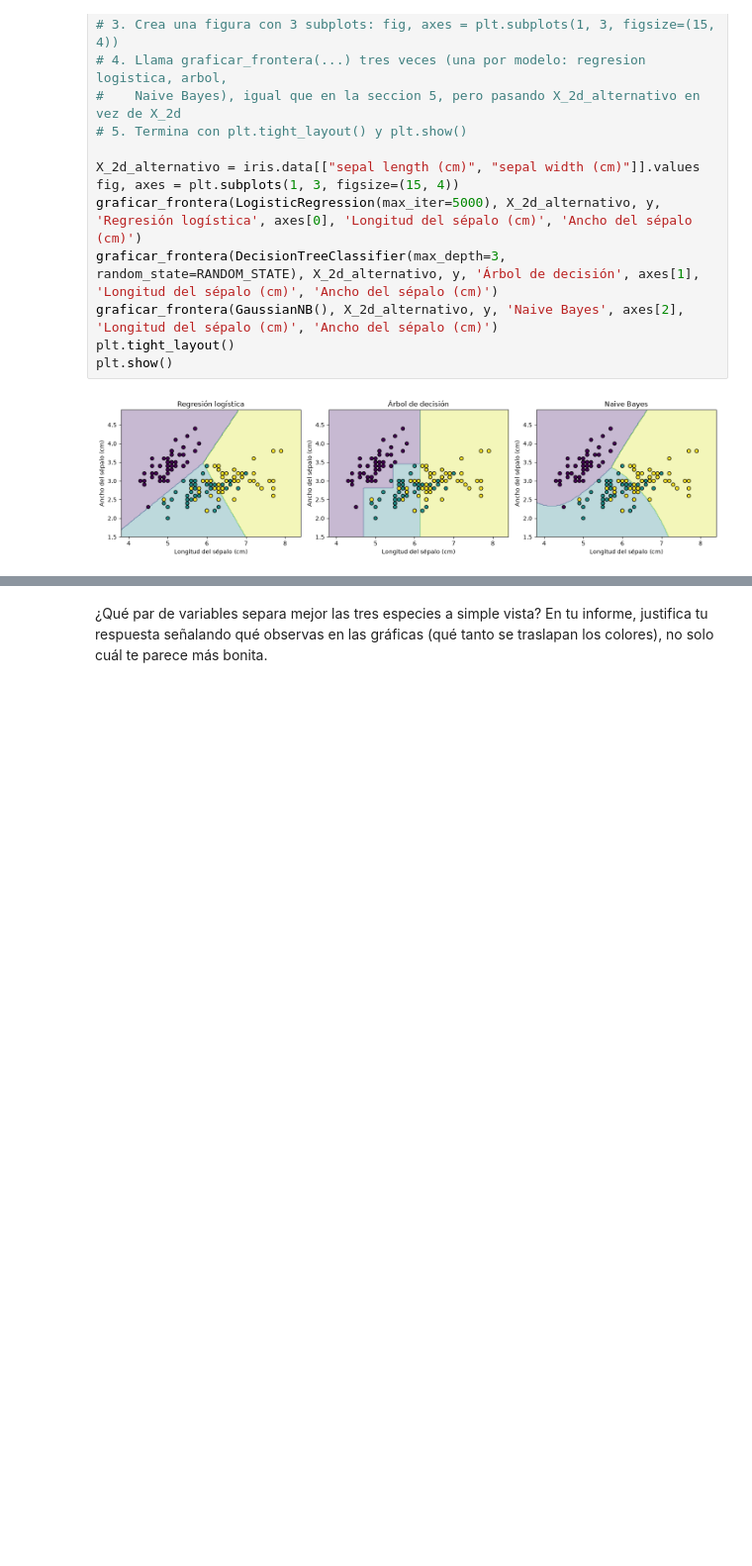
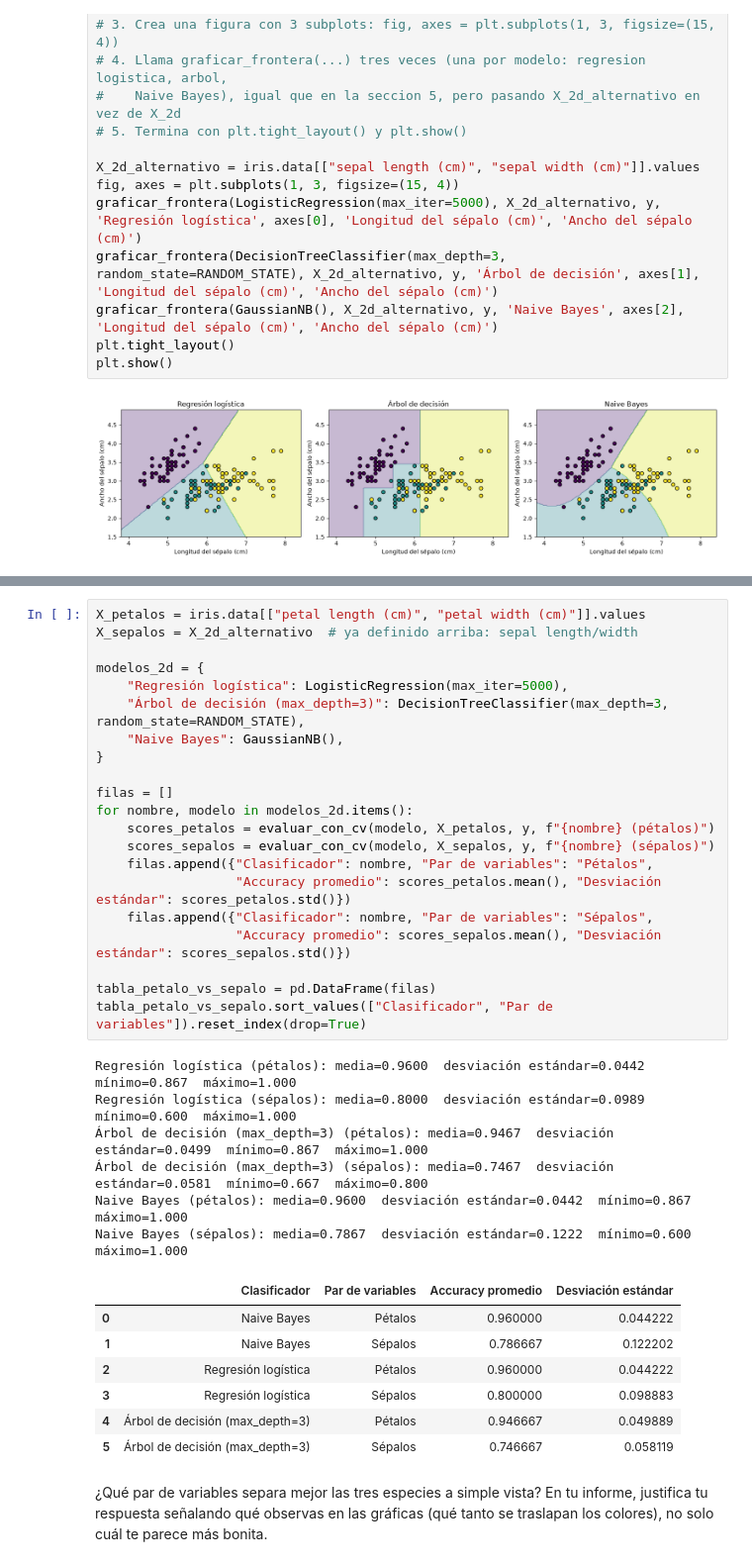
Before and after one commit to josuedcpy-boop/MAI540, a Jupyter notebook: Clasificacion de especies de flores/App_Comparacion_Clasificadores_Iris.ipynb, the cells around one changed output, grey strips where cells are left out. Shown at 99% size. Cells and saved outputs as stored; diff of their text form; blank space fills up the shorter version.

```diff
--- a/Clasificacion de especies de flores/App_Comparacion_Clasificadores_Iris.ipynb
+++ b/Clasificacion de especies de flores/App_Comparacion_Clasificadores_Iris.ipynb
@@ -220,3 +224,38 @@ plt.show()
+# %%
+X_petalos = iris.data[["petal length (cm)", "petal width (cm)"]].values
+X_sepalos = X_2d_alternativo  # ya definido arriba: sepal length/width
+
+modelos_2d = {
+    "Regresión logística": LogisticRegression(max_iter=5000),
+    "Árbol de decisión (max_depth=3)": DecisionTreeClassifier(max_depth=3, random_state=RANDOM_STATE),
+    "Naive Bayes": GaussianNB(),
+}
+
+filas = []
+for nombre, modelo in modelos_2d.items():
+    scores_petalos = evaluar_con_cv(modelo, X_petalos, y, f"{nombre} (pétalos)")
+    scores_sepalos = evaluar_con_cv(modelo, X_sepalos, y, f"{nombre} (sépalos)")
+    filas.append({"Clasificador": nombre, "Par de variables": "Pétalos",
+                  "Accuracy promedio": scores_petalos.mean(), "Desviación estándar": scores_petalos.std()})
+    filas.append({"Clasificador": nombre, "Par de variables": "Sépalos",
+                  "Accuracy promedio": scores_sepalos.mean(), "Desviación estándar": scores_sepalos.std()})
+
+tabla_petalo_vs_sepalo = pd.DataFrame(filas)
+tabla_petalo_vs_sepalo.sort_values(["Clasificador", "Par de variables"]).reset_index(drop=True)
+# %% [output]
+Regresión logística (pétalos): media=0.9600  desviación estándar=0.0442  mínimo=0.867  máximo=1.000
+Regresión logística (sépalos): media=0.8000  desviación estándar=0.0989  mínimo=0.600  máximo=1.000
+Árbol de decisión (max_depth=3) (pétalos): media=0.9467  desviación estándar=0.0499  mínimo=0.867  máximo=1.000
+Árbol de decisión (max_depth=3) (sépalos): media=0.7467  desviación estándar=0.0581  mínimo=0.667  máximo=0.800
+Naive Bayes (pétalos): media=0.9600  desviación estándar=0.0442  mínimo=0.867  máximo=1.000
+Naive Bayes (sépalos): media=0.7867  desviación estándar=0.1222  mínimo=0.600  máximo=1.000
+|  | Clasificador | Par de variables | Accuracy promedio | Desviación estándar |
+| 0 | Naive Bayes | Pétalos | 0.960000 | 0.044222 |
+| 1 | Naive Bayes | Sépalos | 0.786667 | 0.122202 |
+| 2 | Regresión logística | Pétalos | 0.960000 | 0.044222 |
+| 3 | Regresión logística | Sépalos | 0.800000 | 0.098883 |
+| 4 | Árbol de decisión (max_depth=3) | Pétalos | 0.946667 | 0.049889 |
+| 5 | Árbol de decisión (max_depth=3) | Sépalos | 0.746667 | 0.058119 |
 # %% [markdown]
 ¿Qué par de variables separa mejor las tres especies a simple vista? En tu informe, justifica tu respuesta señalando qué observas en las gráficas (qué tanto se traslapan los colores), no solo cuál te parece más bonita.
 # %% [markdown]
```
Also changed, not shown: parts of 1 cell of this notebook, 1 other file.
